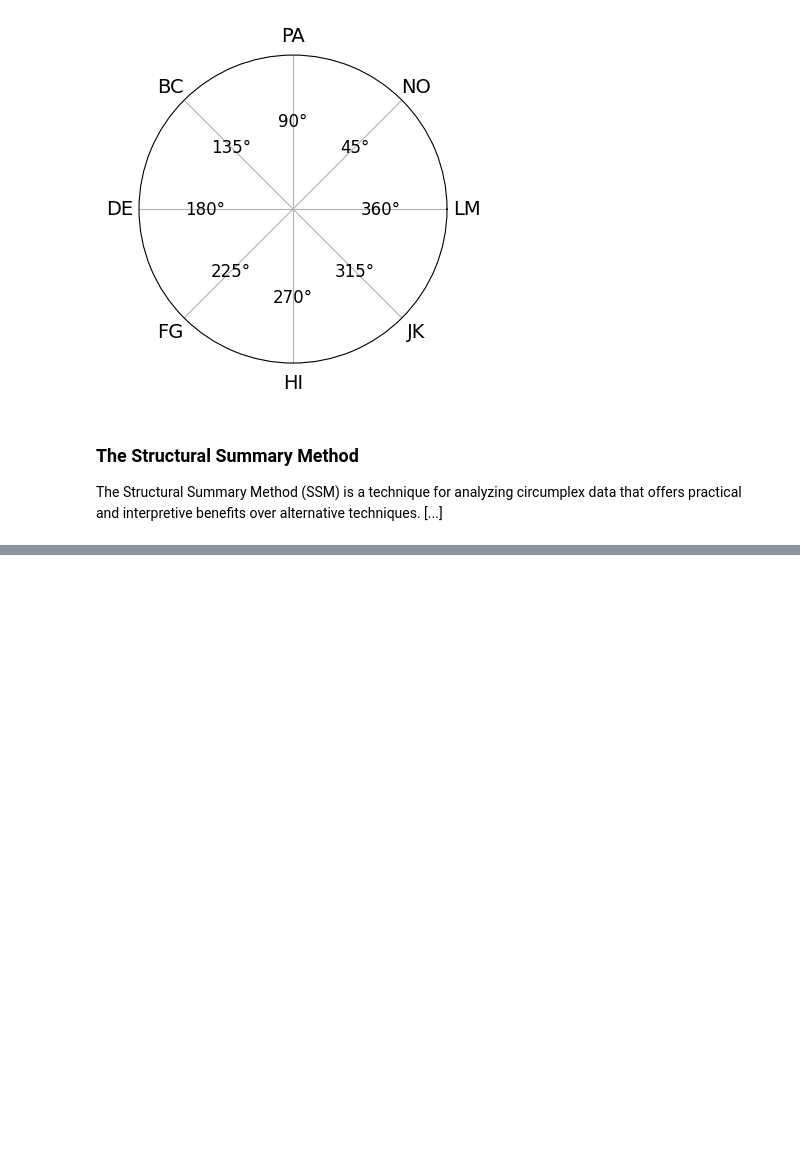
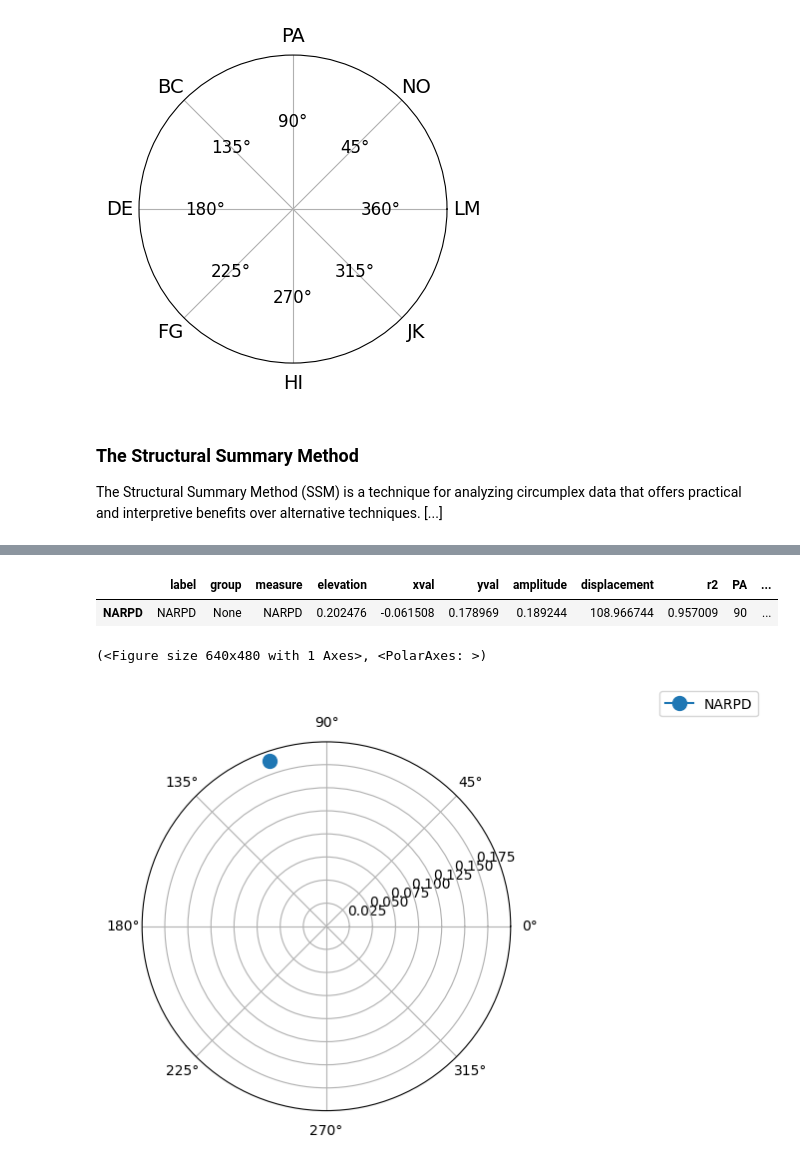
Before and after one commit to MitchellAcoustics/circumplex, a Jupyter notebook: docs/tutorials/Intro_to_SSM_Analysis.ipynb, the cells around one changed output, grey strips where cells are left out. Saved outputs shown, nothing was run; the diff lists cells and outputs as text; code cells hidden in the pictures; blank space fills up the shorter version.

```diff
--- a/docs/tutorials/Intro_to_SSM_Analysis.ipynb
+++ b/docs/tutorials/Intro_to_SSM_Analysis.ipynb
@@ -48,0 +56,3 @@ fig, ax = plt.subplots(figsize=(6, 4))
+# %%
+results = jz_data.ssm_analyse(measures = ["NARPD"])
+print(results)
@@ -48,0 +74,10 @@ fig, ax = plt.subplots(figsize=(6, 4))
+# %%
+results.table
+# %% [output]
+|  | label | group | measure | elevation | xval | yval | amplitude | displacement | r2 | PA | ... |
+| NARPD | NARPD | None | NARPD | 0.202476 | -0.061508 | 0.178969 | 0.189244 | 108.966744 | 0.957009 | 90 | ... |
+# %%
+results.plot()
+# %% [output]
+(<Figure size 640x480 with 1 Axes>, <PolarAxes: >)
+[figure, added]
```
Also changed, not shown: parts of 3 cells of this notebook, 12 other files.
